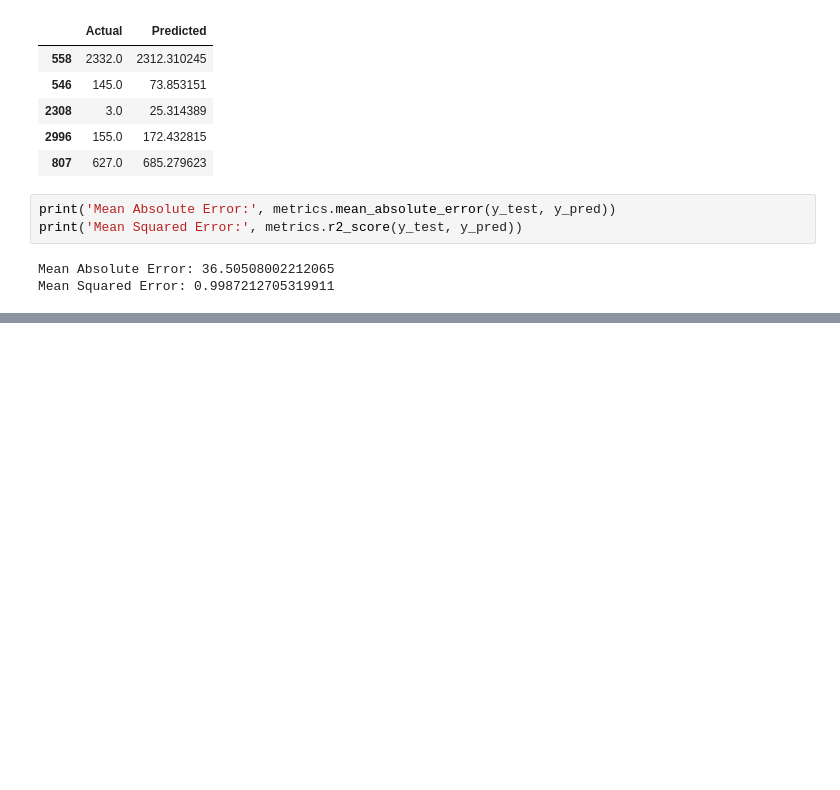
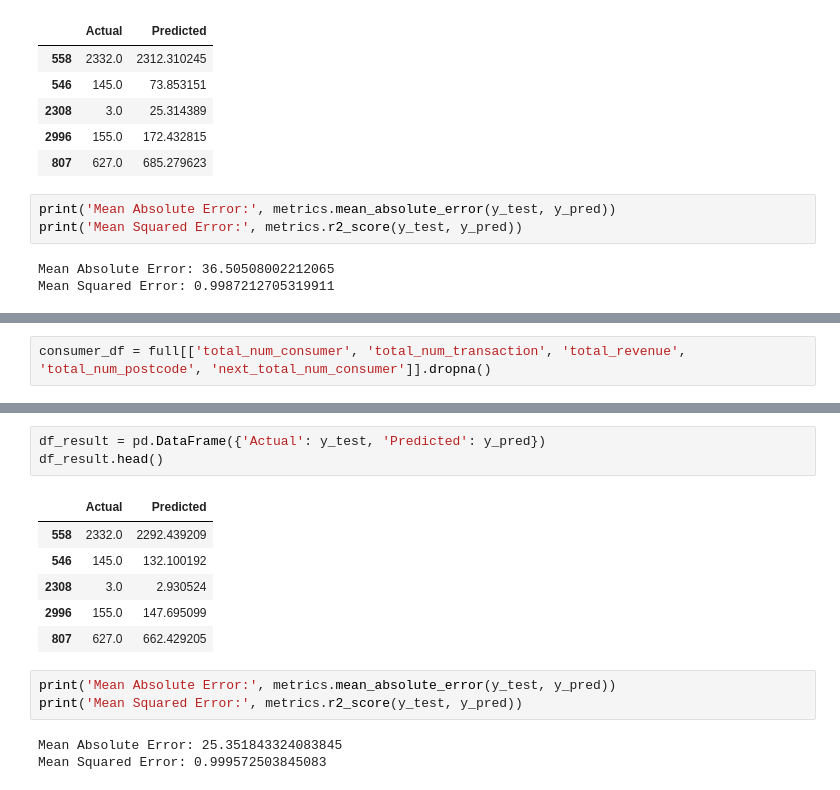
Before and after one commit to MAST30034-Applied-Data-Science/generic-buy-now-pay-later-project-group-14, a Jupyter notebook: models/predict_num_consumer.ipynb, the cells around one changed output, grey strips where cells are left out. Drawn from its saved outputs; the diff is of its cells as text; blank space fills up the shorter version.

```diff
--- a/models/predict_num_consumer.ipynb
+++ b/models/predict_num_consumer.ipynb
@@ -231,0 +250,2 @@ Mean Squared Error: 0.9987212705319911
+# %%
+consumer_df = full[['total_num_consumer', 'total_num_transaction', 'total_revenue', 'total_num_postcode', 'next_total_num_consumer']].dropna()
@@ -231,0 +272,16 @@ Mean Squared Error: 0.9987212705319911
+# %%
+df_result = pd.DataFrame({'Actual': y_test, 'Predicted': y_pred})
+df_result.head()
+# %% [output]
+|  | Actual | Predicted |
+| 558 | 2332.0 | 2292.439209 |
+| 546 | 145.0 | 132.100192 |
+| 2308 | 3.0 | 2.930524 |
+| 2996 | 155.0 | 147.695099 |
+| 807 | 627.0 | 662.429205 |
+# %%
+print('Mean Absolute Error:', metrics.mean_absolute_error(y_test, y_pred))
+print('Mean Squared Error:', metrics.r2_score(y_test, y_pred))
+# %% [output]
+Mean Absolute Error: 25.351843324083845
+Mean Squared Error: 0.999572503845083
```
Also changed, not shown: parts of 12 cells of this notebook, 2 other files.
